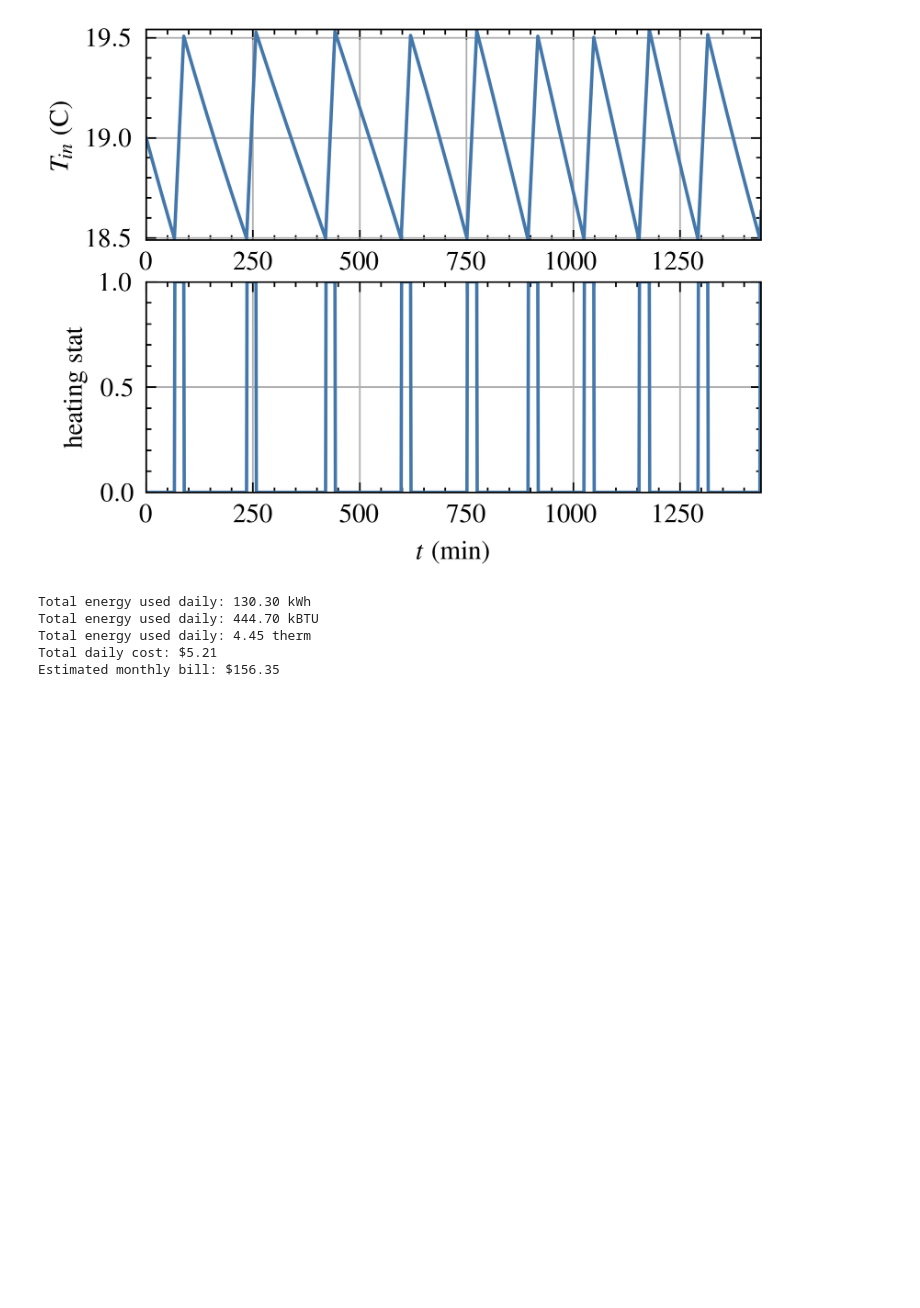
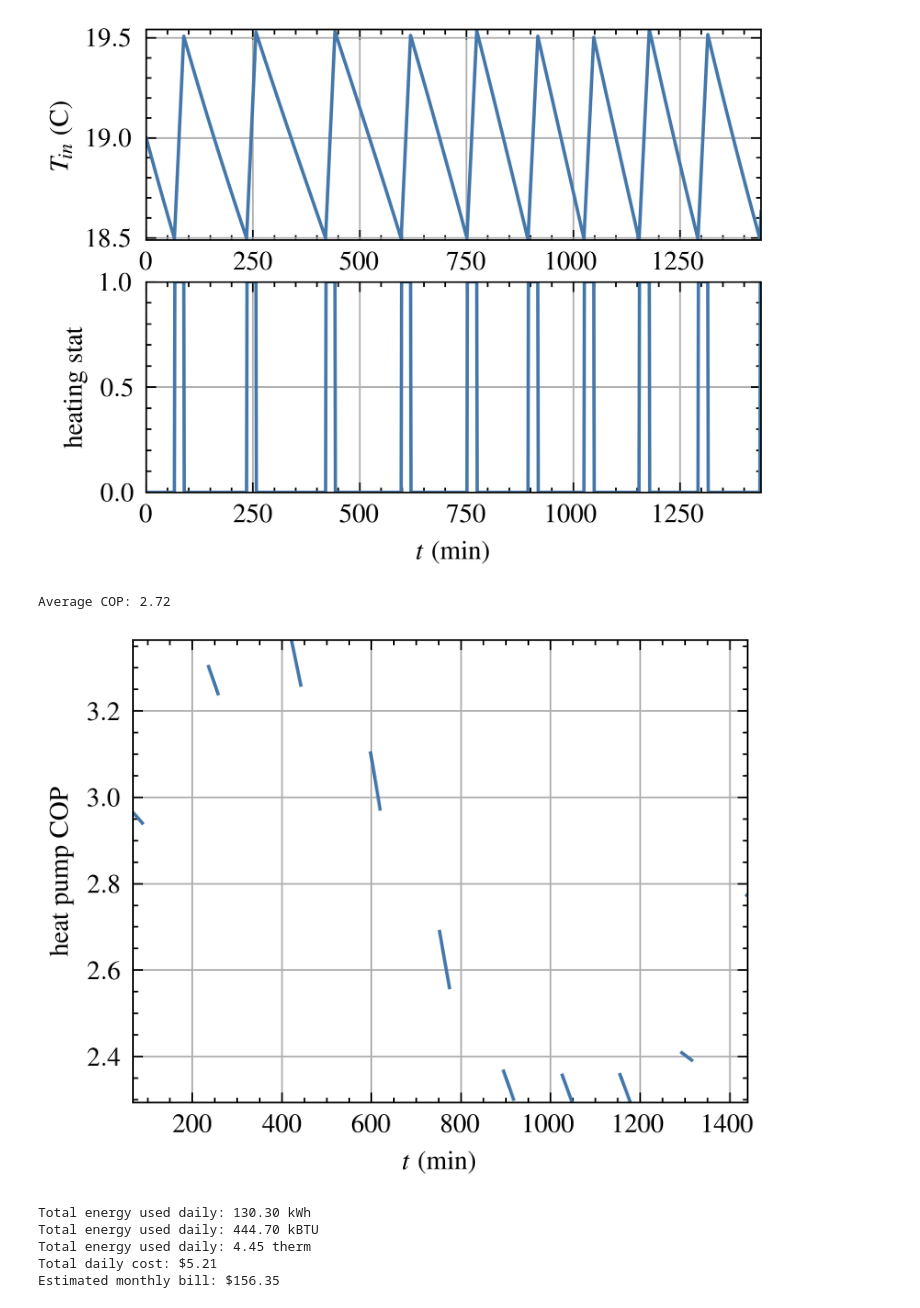
Before and after one commit to jrenedo/house_thermal_model, a Jupyter notebook: thermal_model_2.ipynb, the cells around one changed output. Drawn from its saved outputs; the diff is of its cells as text; code cells hidden in the pictures; blank space fills up the shorter version.

```diff
--- a/thermal_model_2.ipynb
+++ b/thermal_model_2.ipynb
@@ -102,11 +144,14 @@ num_steps = len(time)
 indoor_temp = np.zeros(num_steps)
 heating_status = np.zeros(num_steps)  # Track heating power (on/off)
 indoor_temp[0] = target_temp  # Start at target temperature
+heat_pump_cop_vec = np.zeros(num_steps)
 energy_used = 0  # Total energy used in kWh
 min_t_on = 0*60 # [s] minimum on time
 control_threshold = 0.5
 
 outdoor_temp = temp_profile
+heat_pump_cop = get_cop(indoor_temp[0], outdoor_temp[0])  # Coefficient of performance for heat pump
+heat_pump_cop_vec[0] =  heat_pump_cop
 
 last_t_on = 0
 
@@ -138,6 +183,8 @@ for count_t in range(1, num_steps):
     delta_energy = heat_input - heat_loss
     delta_temp = delta_energy / heat_capacity
     indoor_temp[count_t] = indoor_temp[count_t - 1] + delta_temp
+    heat_pump_cop = get_cop(indoor_temp[count_t], outdoor_temp[count_t])  # Coefficient of performance for heat pump
+    heat_pump_cop_vec[count_t] =  heat_pump_cop
 
 
 total_cost = energy_used * cost_per_kwh
@@ -173,6 +220,33 @@ with plt.style.context(['science','ieee','bright']):
     plt.show()
 # %% [output]
 [figure]
+# %%
+pparam = dict(xlabel=r'$t$ (min)', ylabel=r'heat pump COP')
+effectiev_cop = np.multiply(heat_pump_cop_vec, heating_status)
+effectiev_cop[effectiev_cop == 0] = np.nan
+
+mean_cop = np.nanmean(effectiev_cop)
+print(f"Average COP: {mean_cop:.2f}")
+
+with plt.style.context(['science','ieee','scatter','bright']):
+#with plt.style.context(['science', 'ieee', 'std-colors']):
+#with plt.style.context(['science', 'ieee', 'high-vis']):
+    fig, ax = plt.subplots()
+    ax.plot(time/60, effectiev_cop)
+
+    #ax.legend((label_1, label_2,label_3))
+    ax.autoscale(tight=True)
+    #ax.set_aspect('equal', adjustable='box')
+    ax.set(**pparam)
+    #ax.set_xlim([-1, 1])
+    #ax.set_ylim([-45, 45])
+    ax.grid()
+    #fig.savefig('trajectory.eps', dpi=300)
+    #fig.savefig('trajectory.png', dpi=300)
+    plt.show()
+# %% [output]
+Average COP: 2.72
+[figure, added]
 # %%
 def calculate_monthly_bill(energy_used, heating_type, electricity_cost=0.12, gas_cost=0.04, fixed_gas_cost=30, fixed_electric_cost=10):
     if heating_type == 'furnace':
```
Also changed, not shown: parts of 3 cells of this notebook, 1 other file.
